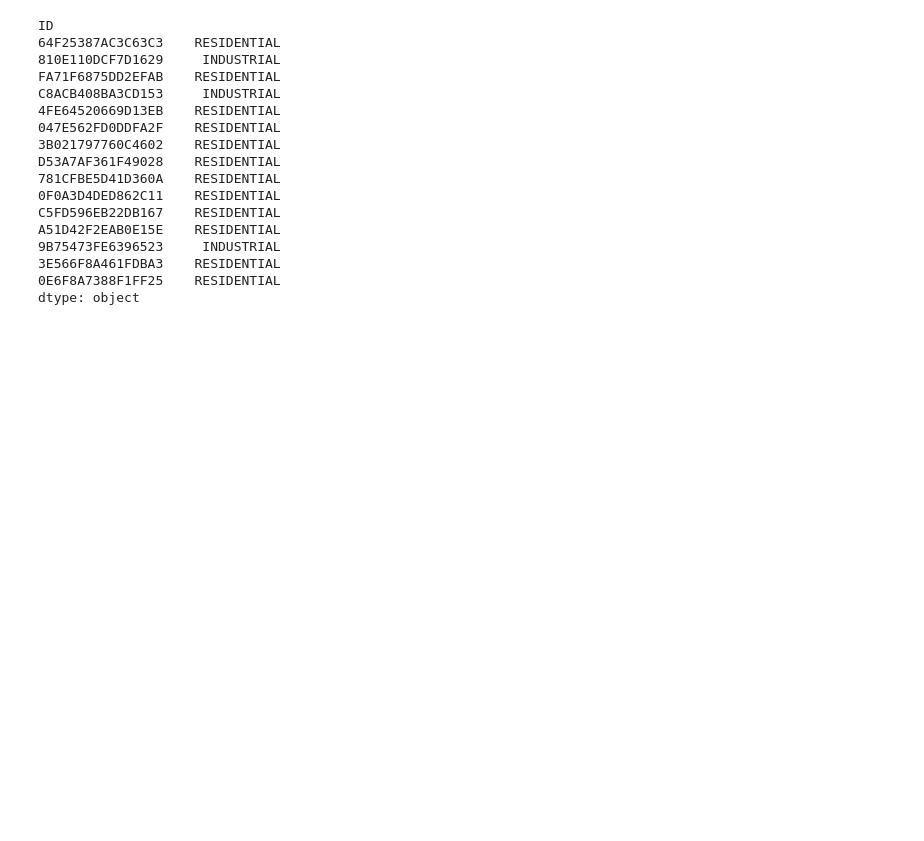
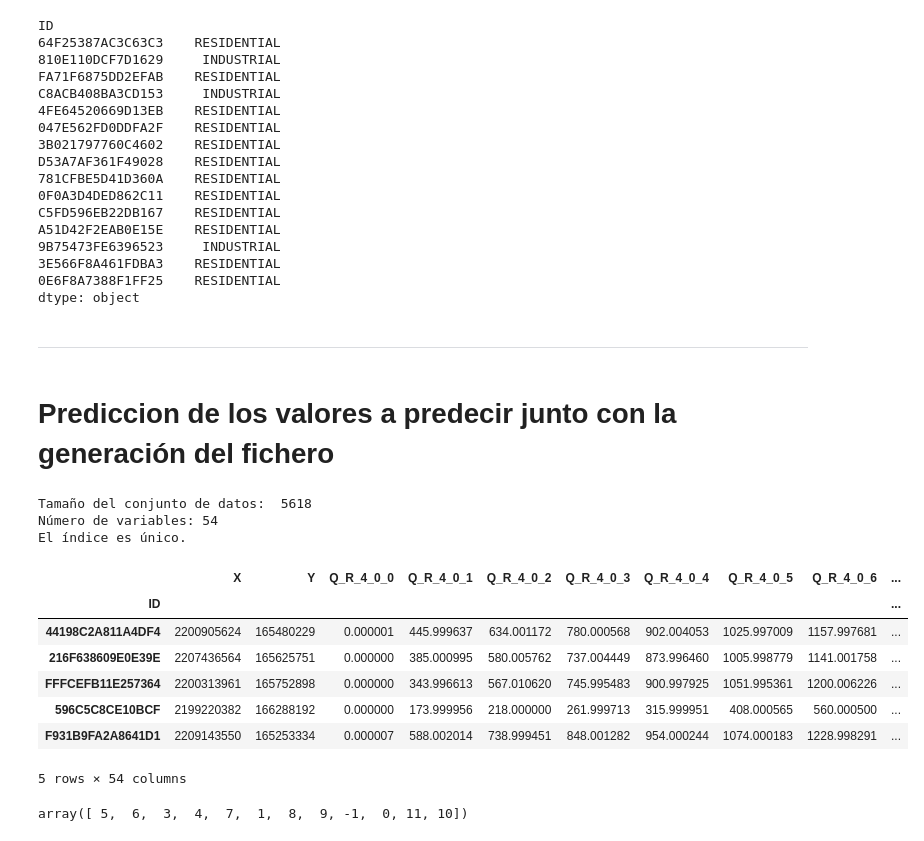
Before and after one commit to cifucg/minsait_land_classification, a Jupyter notebook: model_prediction.ipynb, the cells around one changed output. Saved outputs shown, nothing was run; the diff lists cells and outputs as text; code cells hidden in the pictures; blank space fills up the shorter version.

```diff
--- a/model_prediction.ipynb
+++ b/model_prediction.ipynb
@@ -183,3 +184,33 @@ A51D42F2EAB0E15E    RESIDENTIAL
 3E566F8A461FDBA3    RESIDENTIAL
 0E6F8A7388F1FF25    RESIDENTIAL
 dtype: object
+# %% [markdown]
+---
+# %% [markdown]
+# Prediccion de los valores a predecir junto con la generación del fichero
+# %%
+#Cargamos los datos
+df_minsait_estimate = pd.read_csv('data/Estimar_UH2020.txt', sep="|", index_col='ID', encoding='utf-8')
+print("Tamaño del conjunto de datos:  %d" % df_minsait_estimate.shape[0])
+print("Número de variables: %d" % df_minsait_estimate.shape[1])
+if df_minsait_estimate.index.is_unique:
+    print('El índice es único.')
+else:
+    print('Los índices están duplicados.')
+df_minsait_estimate.head()
+# %% [output]
+Tamaño del conjunto de datos:  5618
+Número de variables: 54
+El índice es único.
+|  | X | Y | Q_R_4_0_0 | Q_R_4_0_1 | Q_R_4_0_2 | Q_R_4_0_3 | Q_R_4_0_4 | Q_R_4_0_5 | Q_R_4_0_6 | ... |
+| ID |  |  |  |  |  |  |  |  |  | ... |
+| 44198C2A811A4DF4 | 2200905624 | 165480229 | 0.000001 | 445.999637 | 634.001172 | 780.000568 | 902.004053 | 1025.997009 | 1157.997681 | ... |
+| 216F638609E0E39E | 2207436564 | 165625751 | 0.000000 | 385.000995 | 580.005762 | 737.004449 | 873.996460 | 1005.998779 | 1141.001758 | ... |
+| FFFCEFB11E257364 | 2200313961 | 165752898 | 0.000000 | 343.996613 | 567.010620 | 745.995483 | 900.997925 | 1051.995361 | 1200.006226 | ... |
+| 596C5C8CE10BCF | 2199220382 | 166288192 | 0.000000 | 173.999956 | 218.000000 | 261.999713 | 315.999951 | 408.000565 | 560.000500 | ... |
+| F931B9FA2A8641D1 | 2209143550 | 165253334 | 0.000007 | 588.002014 | 738.999451 | 848.001282 | 954.000244 | 1074.000183 | 1228.998291 | ... |
+5 rows × 54 columns
+# %%
+df_minsait_estimate.CADASTRALQUALITYID.unique()
+# %% [output]
+array([ 5,  6,  3,  4,  7,  1,  8,  9, -1,  0, 11, 10])
```
Also changed, not shown: parts of 10 cells of this notebook, 2 other files.
